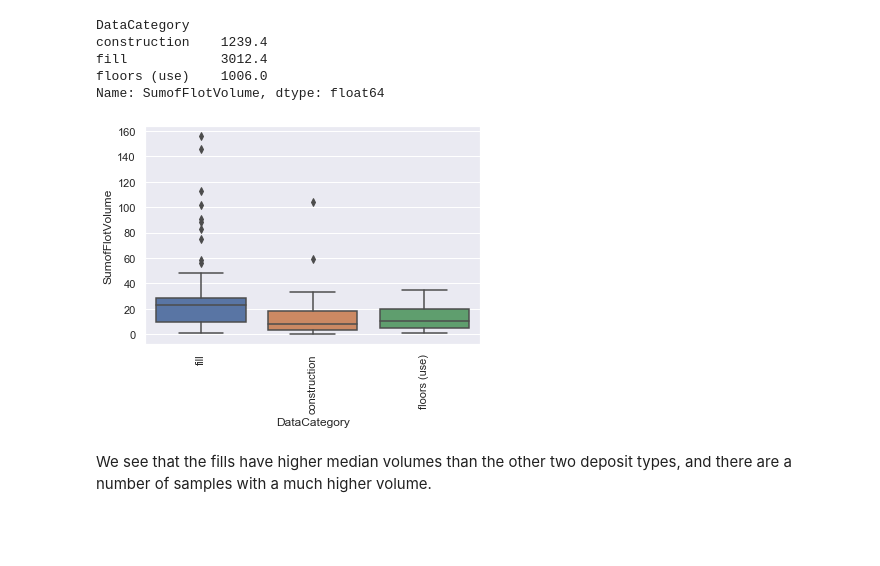
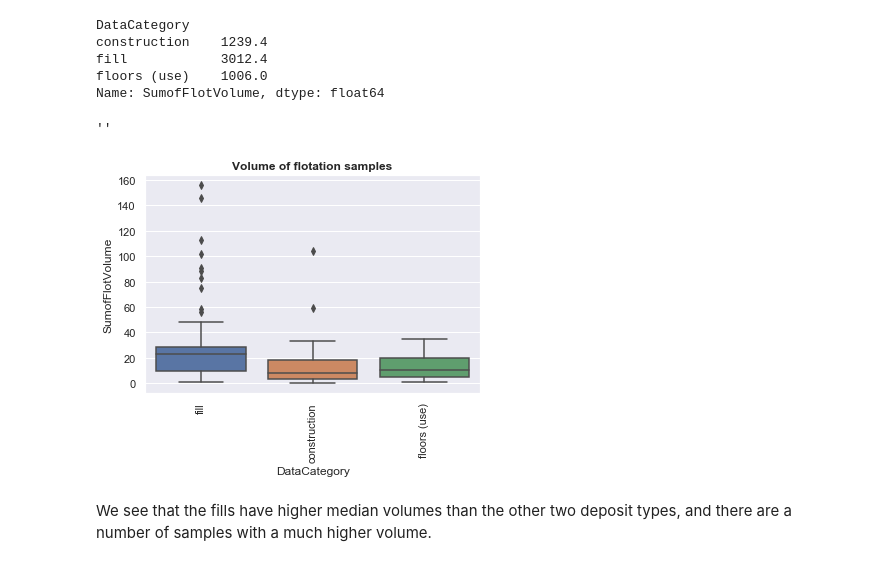
Before and after one commit to MilVas/Building77, a Jupyter notebook: HR_exploratory_analysis.ipynb, the cells around one changed output. Cells and saved outputs as stored; diff of their text form; code cells hidden in the pictures; blank space fills up the shorter version.

```diff
--- a/HR_exploratory_analysis.ipynb
+++ b/HR_exploratory_analysis.ipynb
@@ -159,10 +161,13 @@ floors (use)    1006.0
 Name: SumofFlotVolume, dtype: float64
 # %%
 # visualising the volumes of each data category
-sns.boxplot( x=df["DataCategory"], y=df['SumofFlotVolume'] );
+a= sns.boxplot( x=df["DataCategory"], y=df['SumofFlotVolume'] );
 plt.xticks(rotation=90);
+a.set_title('Volume of flotation samples',fontweight='bold')
+;
 # %% [output]
+''
-[figure, old version]
+[figure, new version]
 # %% [markdown]
 We see that the fills have higher median volumes than the other two deposit types, and there are a number of samples with a much higher volume.
 # %% [markdown]
```
Also changed, not shown: parts of 18 cells of this notebook.
